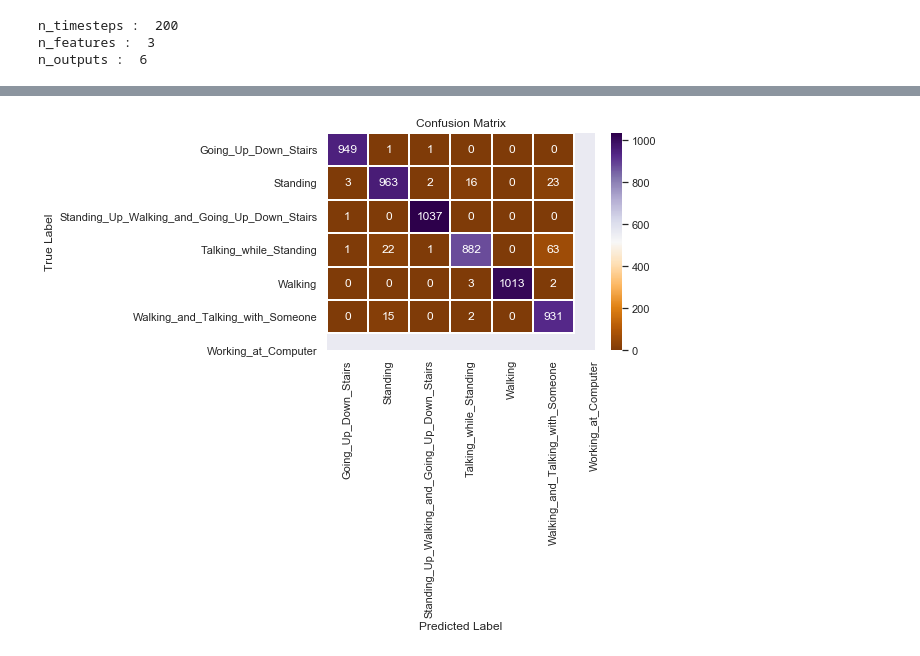
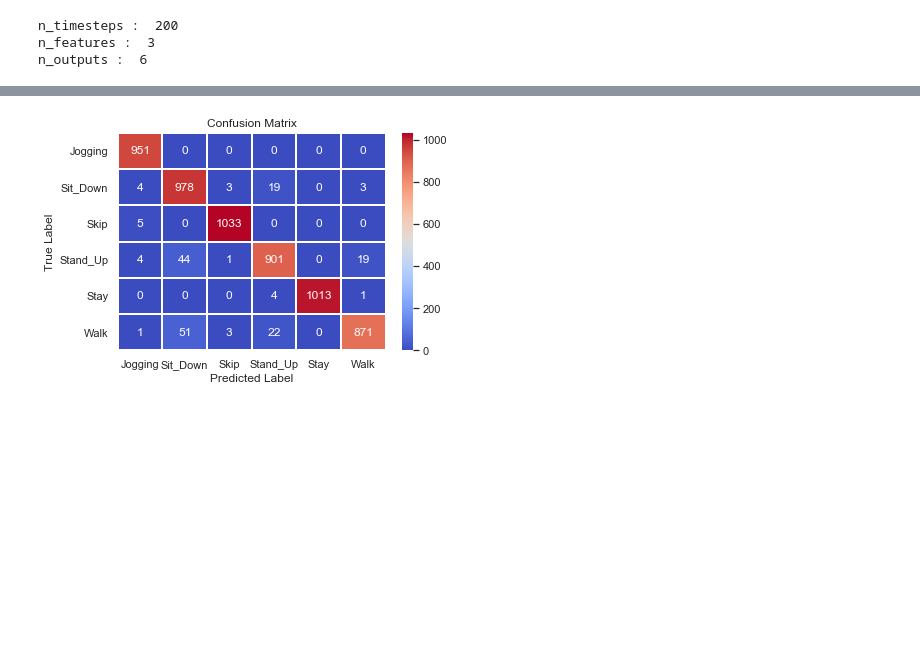
Before and after one commit to shafiqulislamsumon/HumanActivityRecognition, a Jupyter notebook: HARHASC.ipynb, the cells around one changed output, grey strips where cells are left out. Cells and saved outputs as stored; diff of their text form; code cells hidden in the pictures; blank space fills up the shorter version.

```diff
--- a/HARHASC.ipynb
+++ b/HARHASC.ipynb
@@ -200,38 +200,37 @@ Epoch 00010: val_acc did not improve from 0.97572
 # %%
 
 # Print confusion matrix for training data
 y_pred_train = final_model.predict(X_train)
 # Take the class with the highest probability from the train predictions
 max_y_pred_train = np.argmax(y_pred_train, axis=1)
 #print(classification_report(trainy, max_y_pred_train))
 
 # confusion matrix
-LABELS = ['Going_Up_Down_Stairs',
-          'Standing',
-          'Standing_Up_Walking_and_Going_Up_Down_Stairs',
-          'Talking_while_Standing',
-          'Walking',
-          'Walking_and_Talking_with_Someone',
-          'Working_at_Computer']
+LABELS = ['Jogging',
+          'Sit_Down',
+          'Skip',
+          'Stand_Up',
+          'Stay',
+          'Walk']
 
 y_pred_test = final_model.predict(X_test)
 # Take the class with the highest probability from the test predictions
 max_y_pred_test = np.argmax(y_pred_test, axis=1)
 max_y_test = np.argmax(y_test, axis=1)
 
 matrix = metrics.confusion_matrix(max_y_test, max_y_pred_test)
 plt.figure(figsize=(6, 4))
 sns.heatmap(matrix,
-            cmap='PuOr',
+            cmap='coolwarm',
             linecolor='white',
             linewidths=1,
             xticklabels=LABELS,
             yticklabels=LABELS,
             annot=True,
             fmt='d')
 plt.title('Confusion Matrix')
 plt.ylabel('True Label')
 plt.xlabel('Predicted Label')
 plt.show()
 # %% [output]
-[figure, old version]
+[figure, new version]
```
Also changed, not shown: parts of 1 cell of this notebook, 3 other files.
